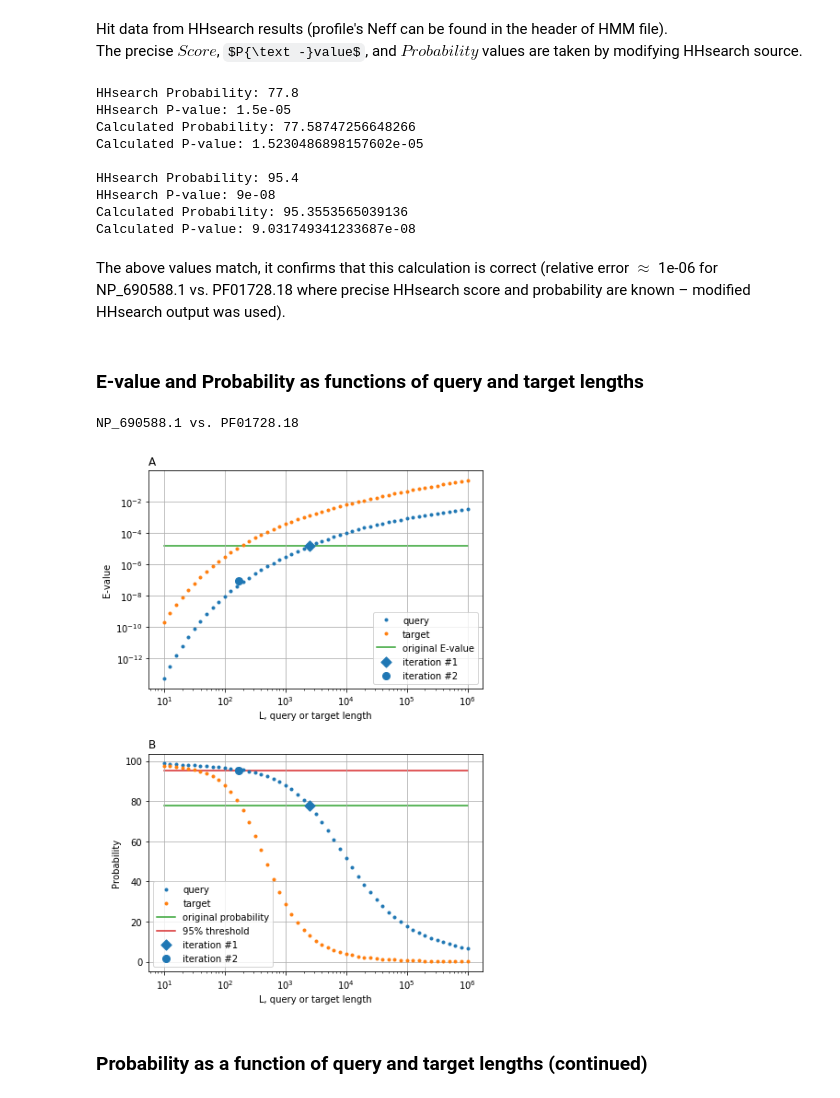
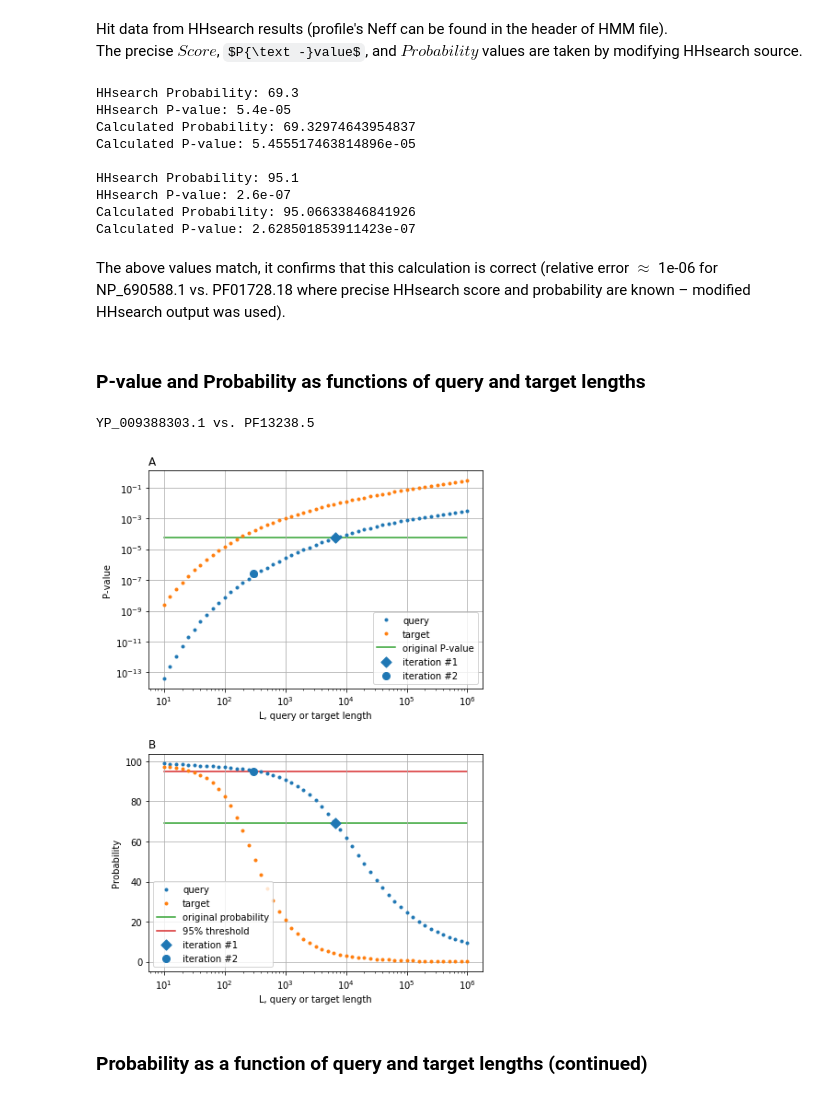
Before and after one commit to Gorbalenya-Lab/hh-suite-notebooks, a Jupyter notebook: test_score.ipynb, the cells around one changed output. Saved outputs shown, nothing was run; the diff lists cells and outputs as text; code cells hidden in the pictures; some formulas as TeX source.

Commit message:
test_score.ipynb - E-value => P-value

```diff
--- a/test_score.ipynb
+++ b/test_score.ipynb
@@ -162,6 +162,7 @@ Hit(score=39.3617821, score_ss=-0.0733758, q_Neff=1.0, t_Neff=11.7, q_L=(1348-11
 # csv_file = 'YP_004070193.2-PF14519.5.csv'
 # csv_file = 'YP_009322132.1-PF01543.16.csv'
 
+csv_file = ""
 # 2019 test cases:
 csv_file = "NP_690588.1-PF01728.18-15Aug2019.csv"
 # four more cases with query length decrease for more than 30 times:
@@ -210,19 +211,19 @@ for h in hits:
         print('Calculated P-value:', h.Pval)
         print('')
 # %% [output]
-HHsearch Probability: 77.8
-HHsearch P-value: 1.5e-05
-Calculated Probability: 77.58747256648266
-Calculated P-value: 1.5230486898157602e-05
+HHsearch Probability: 69.3
+HHsearch P-value: 5.4e-05
+Calculated Probability: 69.32974643954837
+Calculated P-value: 5.455517463814896e-05
 
-HHsearch Probability: 95.4
-HHsearch P-value: 9e-08
-Calculated Probability: 95.3553565039136
-Calculated P-value: 9.031749341233687e-08
+HHsearch Probability: 95.1
+HHsearch P-value: 2.6e-07
+Calculated Probability: 95.06633846841926
+Calculated P-value: 2.628501853911423e-07
 # %% [markdown]
 The above values match, it confirms that this calculation is correct (relative error $\approx$ 1e-06 for NP_690588.1 vs. PF01728.18 where precise HHsearch score and probability are known &ndash; modified HHsearch output was used).
 # %% [markdown]
-### E-value and Probability as functions of query and target lengths
+### P-value and Probability as functions of query and target lengths
 # %%
 X = np.logspace(1, 6, num=51, base=10)
 # print(X)
@@ -273,7 +274,7 @@ fix_scores = False # set to True if scores for iterations 2, 3, ... are by some
 
 ax1.loglog(X, QPval, marker='o', markersize=3, linestyle='', label='query', c=color)
 ax1.loglog(X, TPval, marker='o', markersize=3, linestyle='', label='target')
-ax1.plot(X, [hits[0].Pval] * len(X), '-', zorder=0, label='original E-value')
+ax1.plot(X, [hits[0].Pval] * len(X), '-', zorder=0, label='original P-value')
 
 
 for (i, h) in enumerate(hits):
@@ -284,42 +285,42 @@ for (i, h) in enumerate(hits):
     ax1.scatter([h.q_L], [h.Pval], zorder=4, label=h.comment, marker=markers[i], c=color, s=64)
 
 
-ax1.set_ylabel('E-value');
+ax1.set_ylabel('P-value');
 ax1.legend()
 ax1.grid(True)
 ax1.set_title('A', weight=550, size=12, loc='left')
 ax1.set_xlabel('L, query or target length')
 ax1.xaxis.set_tick_params(which='both', labelbottom=True)
 
 QPval = X.copy()
 testLengths(QPval, getProbabQLen)
 
 TPval = X.copy()
 testLengths(TPval, getProbabTLen)
 
 color = next(ax2._get_lines.prop_cycler)['color']
 # print('color:', color)
 ax2.semilogx(X, QPval, marker='o', markersize=3, linestyle='', label='query', c=color)
 ax2.semilogx(X, TPval, marker='o', markersize=3, linestyle='', label='target')
 ax2.plot(X, [hits[0].Probab] * len(X), '-', zorder=0, label='original probability')
 ax2.plot(X, [95] * len(X), '-', zorder=0, label='95% threshold')
 
 for (i, h) in enumerate(hits):
     ax2.scatter([h.q_L], [h.Probab], zorder=4, label=h.comment, marker=markers[i], c=color, s=64)
 
 ax2.set_ylabel('Probability');
 ax2.legend()
 ax2.grid(True)
 ax2.set_title('B', weight=550, size=12, loc='left')
 ax2.set_xlabel('L, query or target length')
 
 plt.subplots_adjust(hspace=0.3)
 pdffile = 'output/{}-{}-N1-15Aug2019.pdf'.format(hits[0].query, hits[0].target)
 plt.savefig(pdffile, format='PDF')
 print(hits[0].query, 'vs.', hits[0].target)
 # %% [output]
-NP_690588.1 vs. PF01728.18
+YP_009388303.1 vs. PF13238.5
-[figure, old version]
+[figure, new version]
 # %% [markdown]
 ### Probability as a function of query and target lengths (continued)
 # %% [markdown]
```
Also changed, not shown: parts of 2 cells of this notebook.
